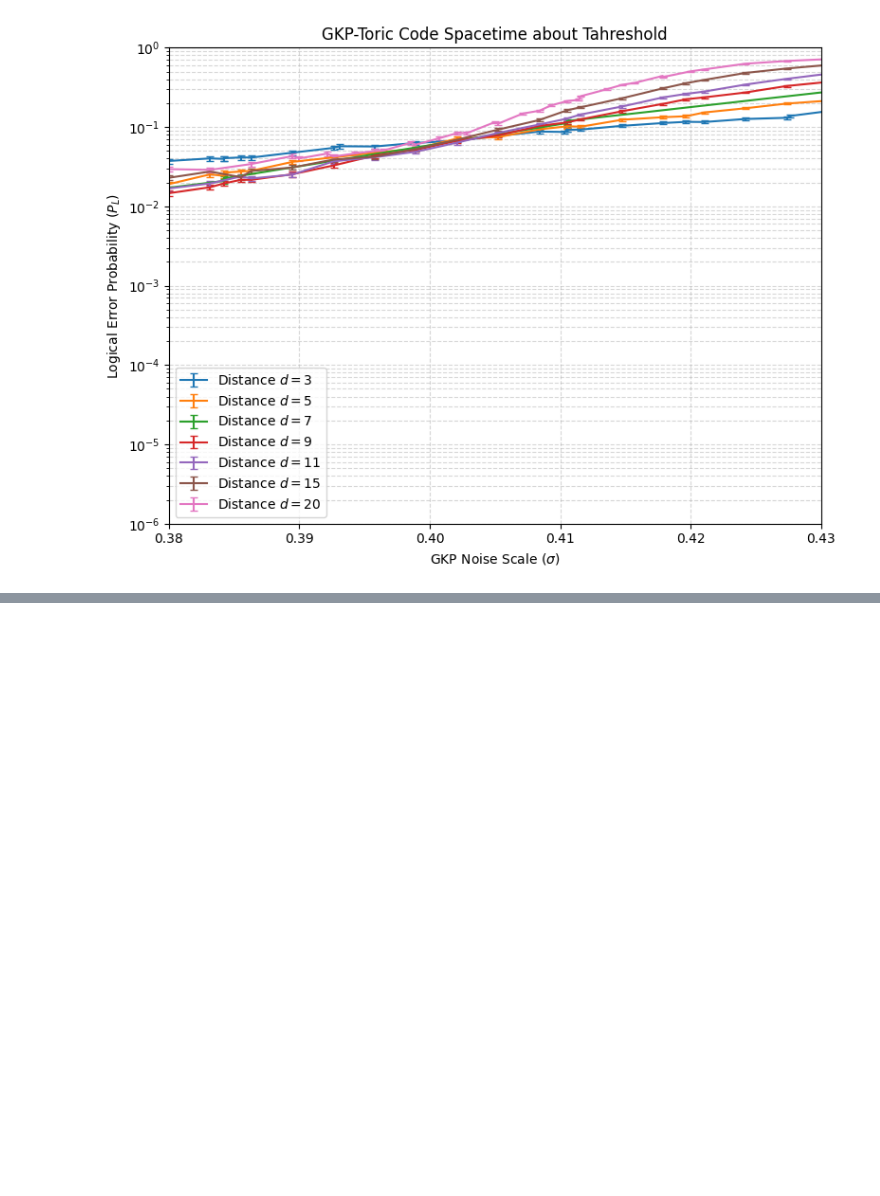
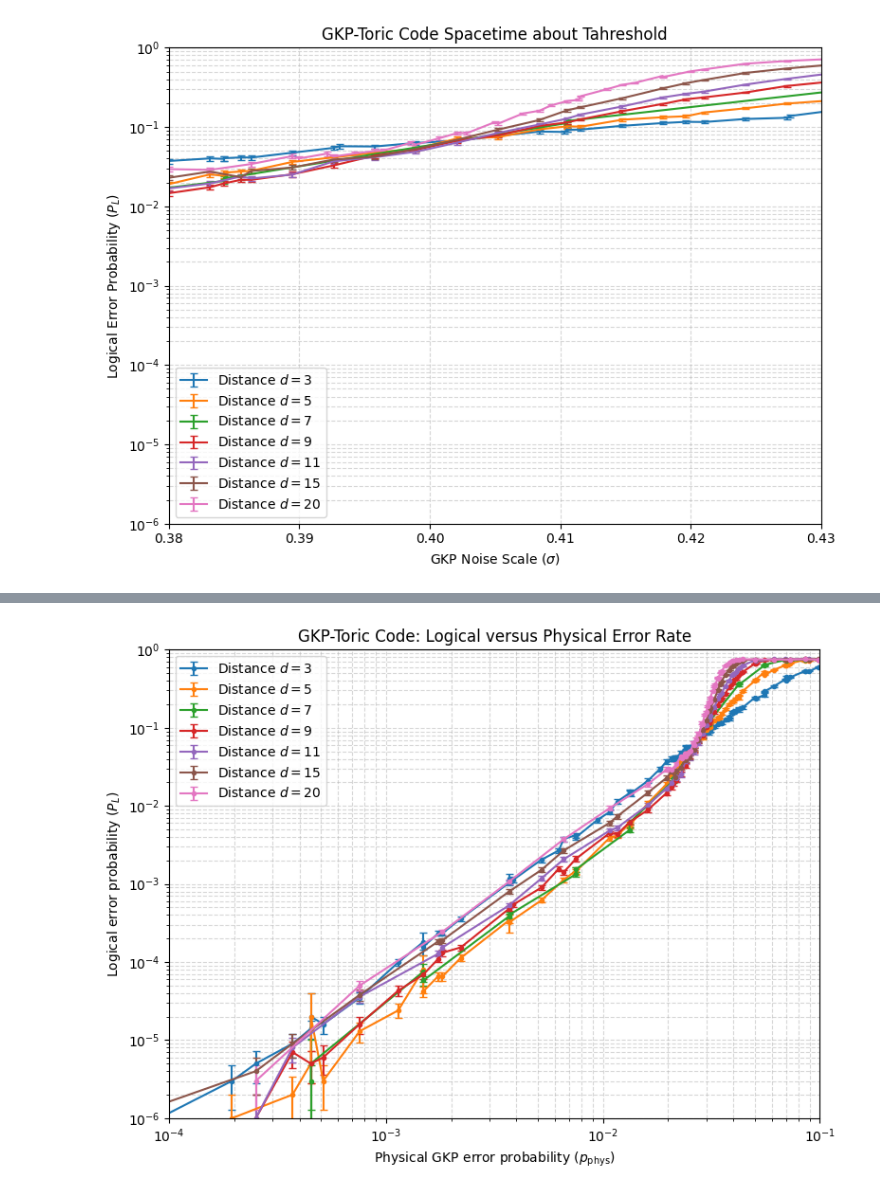
Before and after one commit to laramt04/GKP_QEC_Project_Code, a Jupyter notebook: GKP_toric.ipynb, the cells around one changed output, grey strips where cells are left out. Cells and saved outputs as stored; diff of their text form; code cells hidden in the pictures; blank space fills up the shorter version.

Commit message:
toric edits

```diff
--- a/GKP_toric.ipynb
+++ b/GKP_toric.ipynb
@@ -605,6 +608,10 @@ plt.show()
 # %% [output]
 [figure]
 # %%
+file_path = "gkp_toric_spacetime_results_3.json"
+with open(file_path, "r") as f:
+    data = json.load(f)
+
 plt.figure(figsize=(8, 6))
 for distance in sorted(data.keys(), key=int):
     sim_lists = data[distance]
@@ -626,7 +633,7 @@ for distance in sorted(data.keys(), key=int):
 
 plt.xlabel(r"GKP Noise Scale ($\sigma$)")
 plt.ylabel(r"Logical Error Probability ($P_L$)")
-plt.title("GKP-Toric Code Spacetime about Tahreshold")
+plt.title("GKP-Toric Code Spacetime Threshold")
 plt.grid(True, which="both", ls="--", alpha=0.5)
 plt.yscale("log")
 plt.ylim(10e-7, 1)
@@ -636,0 +650,60 @@ plt.show()
+# %%
+from scipy.special import ndtr
+
+def gkp_physical_error_rate(sigma, number_of_intervals=100):
+    """Probability that Gaussian GKP correction produces a Pauli error.
+
+    Sums the intervals [(2m+1/2)sqrt(pi), (2m+3/2)sqrt(pi)]
+    on both sides of the zero-mean Gaussian.
+    """
+    sigma = np.asarray(sigma, dtype=float)
+    if np.any(sigma <= 0):
+        raise ValueError("sigma must be positive")
+
+    probability = np.zeros_like(sigma)
+    for m in range(number_of_intervals):
+        lower = (2 * m + 0.5) * sqrt_pi / sigma
+        upper = (2 * m + 1.5) * sqrt_pi / sigma
+        # Negative arguments avoid cancellation between two CDFs near 1.
+        probability += 2 * (ndtr(-lower) - ndtr(-upper))
+    return float(probability) if probability.ndim == 0 else probability
+
+file_path = "gkp_toric_spacetime_results.json"
+with open(file_path, "r") as f:
+    toric_data = json.load(f)
+
+plt.figure(figsize=(8, 6))
+for distance in sorted(toric_data, key=int):
+    result = toric_data[distance]
+    points = sorted(
+        zip(result["sigma"], result["rate"], result["error_bar"]),
+        key=lambda point: point[0],
+    )
+    sigmas, logical_rates, logical_errors = map(np.asarray, zip(*points))
+    physical_rates = gkp_physical_error_rate(sigmas)
+
+    # Zero observed logical failures cannot be displayed on a log axis.
+    visible = logical_rates > 0
+    plt.errorbar(
+        physical_rates[visible],
+        logical_rates[visible],
+        yerr=logical_errors[visible],
+        marker="o",
+        markersize=3,
+        capsize=3,
+        label=f"Distance $d={distance}$",
+    )
+
+plt.xscale("log")
+plt.yscale("log")
+plt.xlabel(r"Physical GKP error probability ($p_{\mathrm{phys}}$)")
+plt.ylabel(r"Logical error probability ($P_L$)")
+plt.title("GKP-Toric Code: Logical versus Physical Error Rate")
+plt.grid(True, which="both", ls="--", alpha=0.5)
+plt.ylim(10e-7, 1)
+plt.xlim(1e-4, 1e-1)
+plt.legend()
+plt.tight_layout()
+plt.show()
+# %% [output]
+[figure, added]
```
Also changed, not shown: parts of 3 cells of this notebook, 1 other file.
